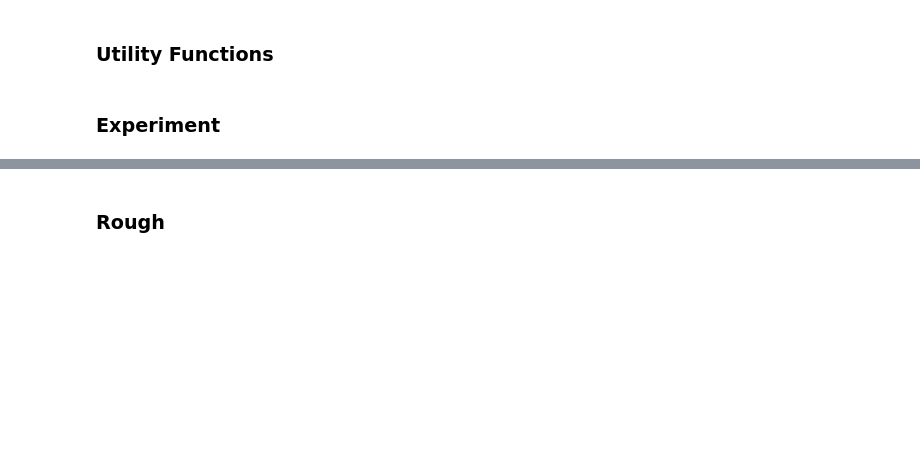
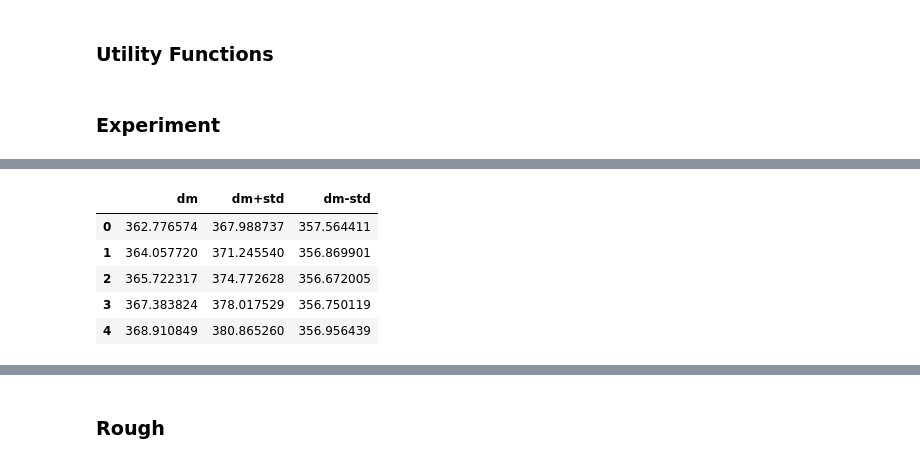
Before and after one commit to virajpai/quant-fin-analytics, a Jupyter notebook: notebooks/simulation.ipynb, the cells around one changed output, grey strips where cells are left out. Drawn from its saved outputs; the diff is of its cells as text; code cells hidden in the pictures; blank space fills up the shorter version.

```diff
--- a/notebooks/simulation.ipynb
+++ b/notebooks/simulation.ipynb
@@ -91,0 +237,10 @@ vol_df
+# %%
+stat_df = pd.DataFrame(daily_stats)
+stat_df
+# %% [output]
+|  | dm | dm+std | dm-std |
+| 0 | 362.776574 | 367.988737 | 357.564411 |
+| 1 | 364.057720 | 371.245540 | 356.869901 |
+| 2 | 365.722317 | 374.772628 | 356.672005 |
+| 3 | 367.383824 | 378.017529 | 356.750119 |
+| 4 | 368.910849 | 380.865260 | 356.956439 |
```
Also changed, not shown: parts of 17 cells of this notebook.
